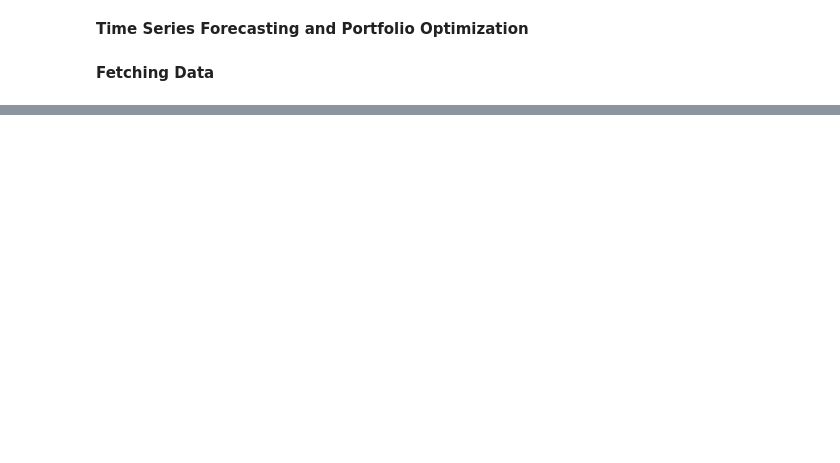
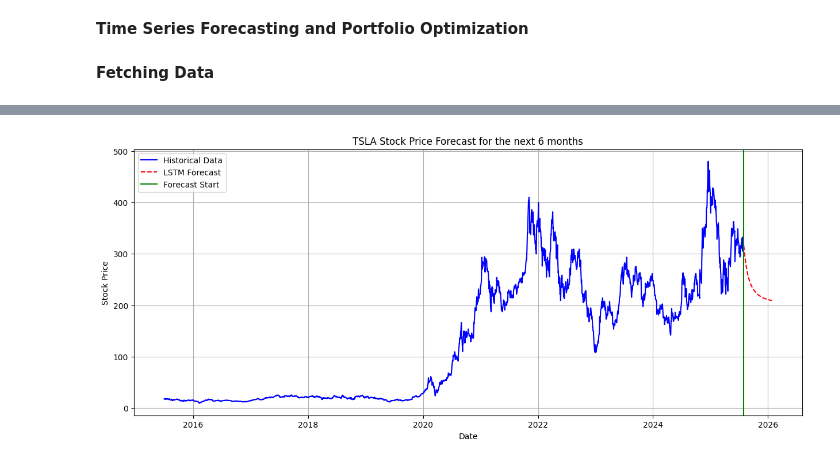
Before and after one commit to hinsenedinka/GMF-Investments-Portfolio-Management-with-Time-Series-Analysis, a Jupyter notebook: notebook/Time Series Forecasting and Portfolio Optimization.ipynb, the cells around one changed output, grey strips where cells are left out. Cells and saved outputs as stored; diff of their text form; code cells hidden in the pictures; blank space fills up the shorter version.

```diff
--- a/notebook/Time Series Forecasting and Portfolio Optimization.ipynb
+++ b/notebook/Time Series Forecasting and Portfolio Optimization.ipynb
@@ -226,0 +288,48 @@ Root Mean Squared Error (RMSE): 0.042504
+# %%
+# Assuming 'data_scaled' is your scaled time series data
+# and 'window_size' is the number of time steps used for training (e.g., 60)
+last_60_days = scaled[-100:]
+# Reshape to the required 3D format: (1, window_size, 1)
+initial_input = np.reshape(last_60_days, (1, 100, 1))
+
+# Assuming 'model' is your trained LSTM model
+# and 'scaler' is the MinMaxScaler used for the data
+forecast_steps = 180 # For a 6-month forecast
+forecast_list = []
+current_input = initial_input.copy()
+
+for _ in range(forecast_steps):
+    # Predict the next time step
+    next_step_scaled = model.predict(current_input, verbose=0)
+
+    # Store the raw scaled prediction
+    forecast_list.append(next_step_scaled[0, 0])
+
+    # Update the input sequence by adding the new prediction
+    # and removing the oldest value
+    current_input = np.append(current_input[:, 1:, :], next_step_scaled.reshape(1, 1, 1), axis=1)
+
+# Convert the list of scaled forecasts into a NumPy array
+lstm_forecast_scaled = np.array(forecast_list).reshape(-1, 1)
+# Inverse transform the entire forecast to get actual prices
+lstm_forecast = scaler.inverse_transform(lstm_forecast_scaled)
+
+# Assuming 'data_close' is your original DataFrame with a DatetimeIndex
+# Create a date range for the forecast period
+last_date = data_close.index[-1]
+future_dates = pd.date_range(start=last_date, periods=forecast_steps + 1)[1:]
+
+plt.figure(figsize=(15, 6))
+# Plot the historical data
+plt.plot(data_close.index, data_close['TSLA'], label='Historical Data', color='blue')
+# Plot the forecast
+plt.plot(future_dates, lstm_forecast, label='LSTM Forecast', linestyle='--', color='red')
+plt.axvline(x=data_close.index[-1], color='green', linestyle='-', label='Forecast Start')
+plt.title('TSLA Stock Price Forecast for the next 6 months')
+plt.xlabel('Date')
+plt.ylabel('Stock Price')
+plt.legend()
+plt.grid(True)
+plt.show()
+# %% [output]
+[figure, added]
```
Also changed, not shown: parts of 5 cells of this notebook, 1 other file.
